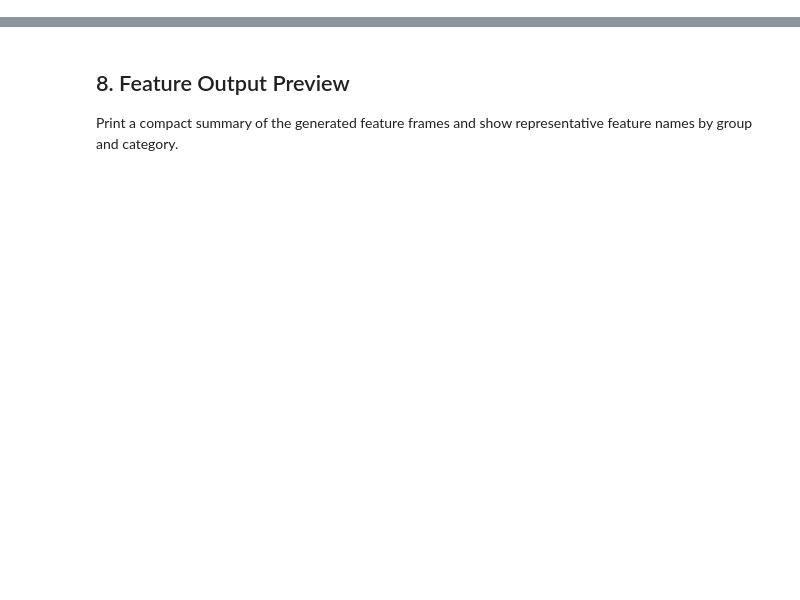
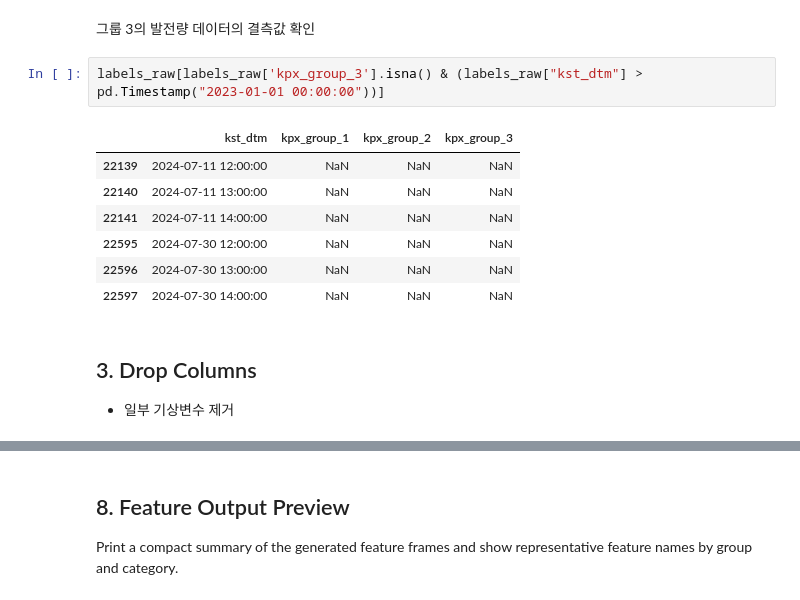
Before and after one commit to Dori1220/SNU_STAT_26SUMMER_DA, a Jupyter notebook: Hyeonseok/BARAM2026/BARAM2026_preprocess_reference.ipynb, the cells around one changed output, grey strips where cells are left out. Saved outputs shown, nothing was run; the diff lists cells and outputs as text; blank space fills up the shorter version.

```diff
--- a/Hyeonseok/BARAM2026/BARAM2026_preprocess_reference.ipynb
+++ b/Hyeonseok/BARAM2026/BARAM2026_preprocess_reference.ipynb
@@ -160,3 +174,18 @@ Remove selected weather columns before feature generation so the downstream feat
+# %% [markdown]
+그룹 3의 발전량 데이터의 결측값 확인
+# %%
+labels_raw[labels_raw['kpx_group_3'].isna() & (labels_raw["kst_dtm"] > pd.Timestamp("2023-01-01 00:00:00"))]
+# %% [output]
+|  | kst_dtm | kpx_group_1 | kpx_group_2 | kpx_group_3 |
+| 22139 | 2024-07-11 12:00:00 | NaN | NaN | NaN |
+| 22140 | 2024-07-11 13:00:00 | NaN | NaN | NaN |
+| 22141 | 2024-07-11 14:00:00 | NaN | NaN | NaN |
+| 22595 | 2024-07-30 12:00:00 | NaN | NaN | NaN |
+| 22596 | 2024-07-30 13:00:00 | NaN | NaN | NaN |
+| 22597 | 2024-07-30 14:00:00 | NaN | NaN | NaN |
+# %% [markdown]
+## 3. Drop Columns
+- 일부 기상변수 제거
 # %%
 LDAPS_DROP_COLS = [
     "etc_0_blh",
```
Also changed, not shown: parts of 29 cells of this notebook.
